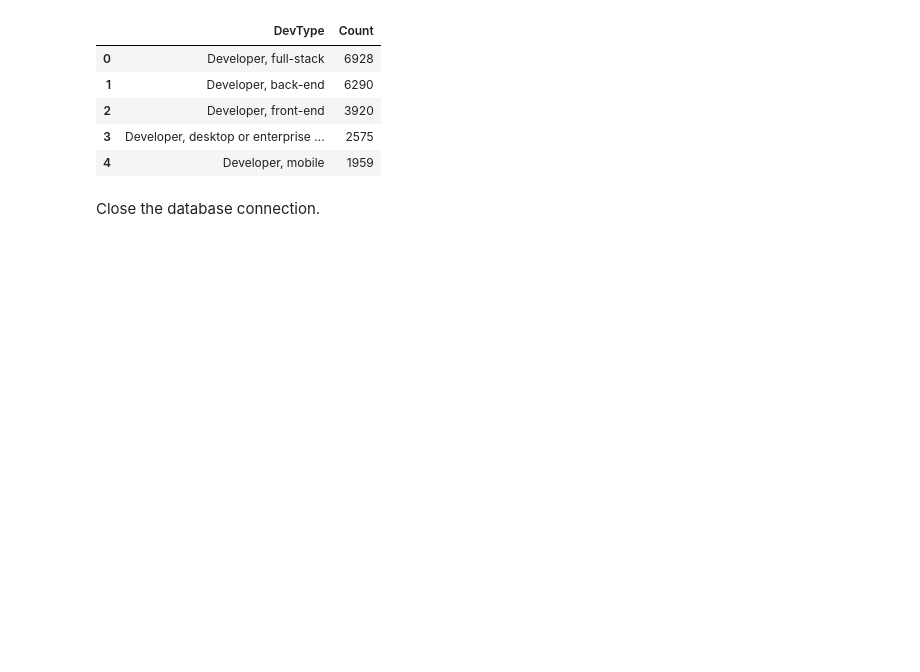
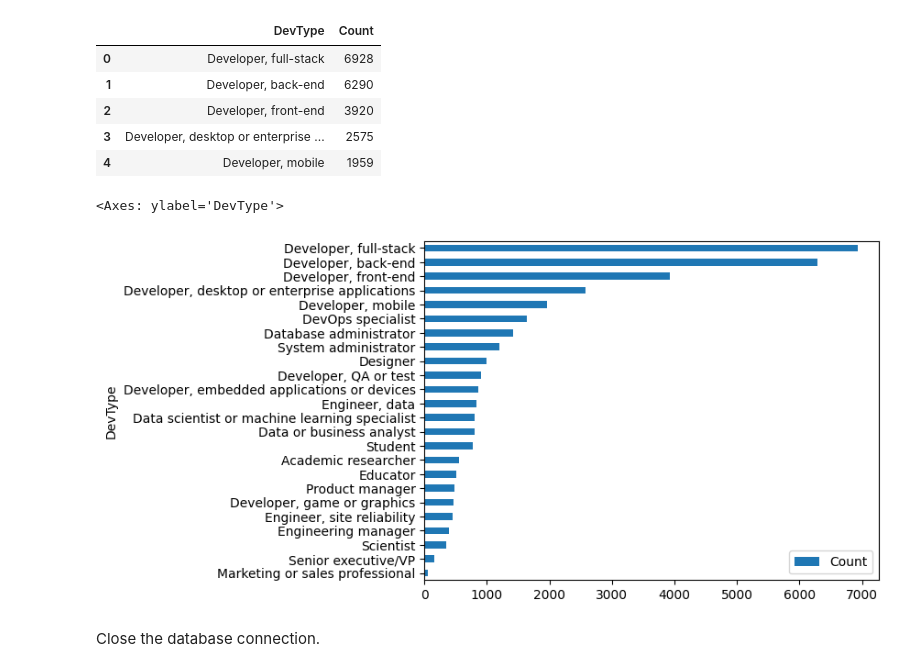
Before and after one commit to Avelazquez2/Data-Analysis-Courses, a Jupyter notebook: Capstone Project/M4DataVisualization-lab.ipynb, the cells around one changed output. Drawn from its saved outputs; the diff is of its cells as text; code cells hidden in the pictures; blank space fills up the shorter version.

```diff
--- a/Capstone Project/M4DataVisualization-lab.ipynb
+++ b/Capstone Project/M4DataVisualization-lab.ipynb
@@ -392,6 +385,11 @@ df_branch.head()
 | 2 | Developer, front-end | 3920 |
 | 3 | Developer, desktop or enterprise ... | 2575 |
 | 4 | Developer, mobile | 1959 |
+# %%
+df_branch.sort_values("Count").plot(kind='barh', x='DevType', y='Count')
+# %% [output]
+<Axes: ylabel='DevType'>
+[figure, added]
 # %% [markdown]
 Close the database connection.
 # %%
```
Also changed, not shown: parts of 1 cell of this notebook, 3 other files.
